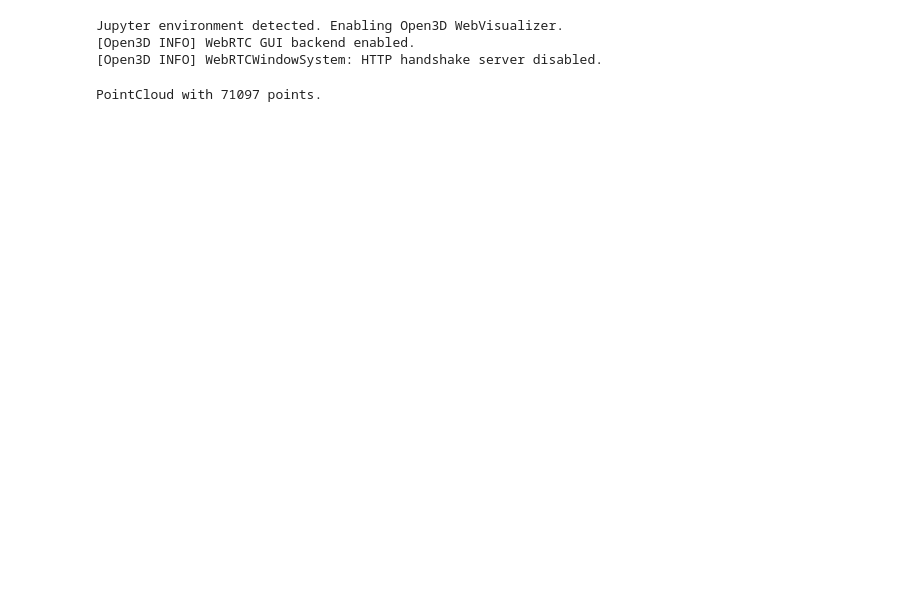
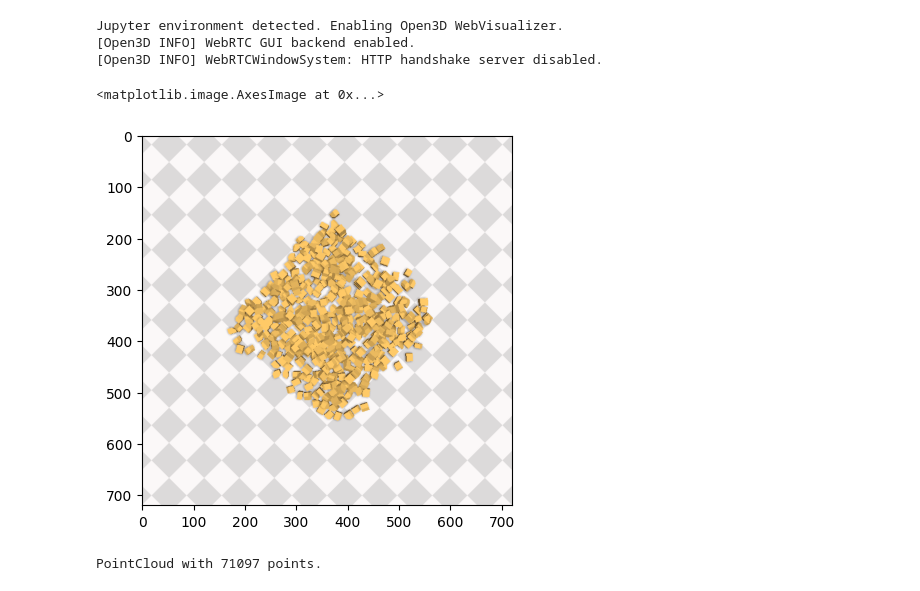
Before and after one commit to StoreBlank/unified_dyn_graph, a Jupyter notebook: ptcl_merge.ipynb, the cells around one changed output. Saved outputs shown, nothing was run; the diff lists cells and outputs as text; code cells hidden in the pictures; blank space fills up the shorter version.

```diff
--- a/ptcl_merge.ipynb
+++ b/ptcl_merge.ipynb
@@ -38,6 +38,12 @@ for i in range(5):
     pcd.points = o3d.utility.Vector3dVector(fgpcd)
 
     pcd_all_list.append(pcd)
+# %%
+color = obs[:, :, :3] / 255.
+plt.imshow(color)
+# %% [output]
+<matplotlib.image.AxesImage at 0x...>
+[figure, added]
 # %%
 pcd_all = o3d.geometry.PointCloud()
 pcd_all = [pcd_all_list[0]]
```
Also changed, not shown: 11 other files.
